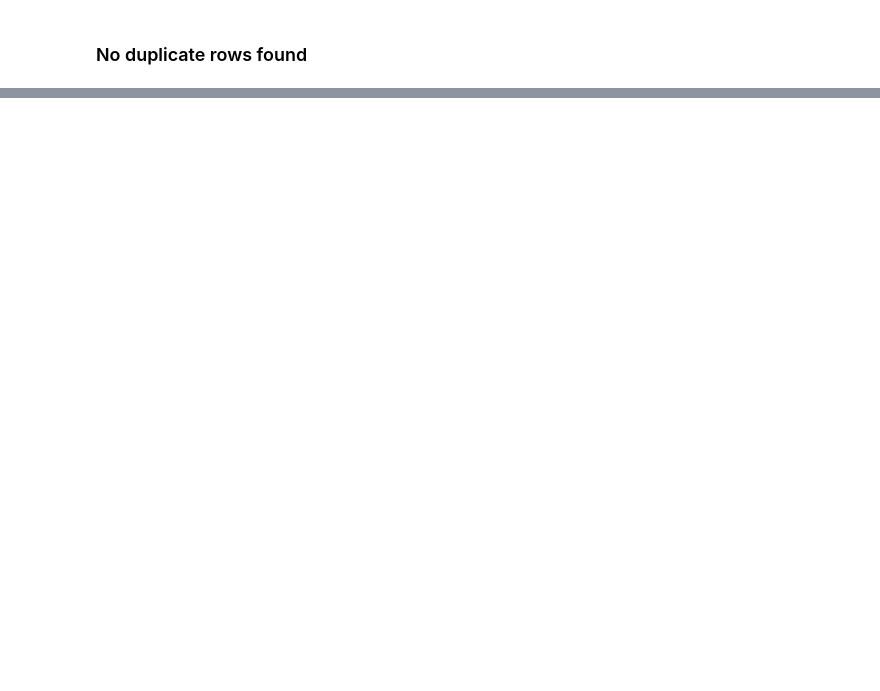
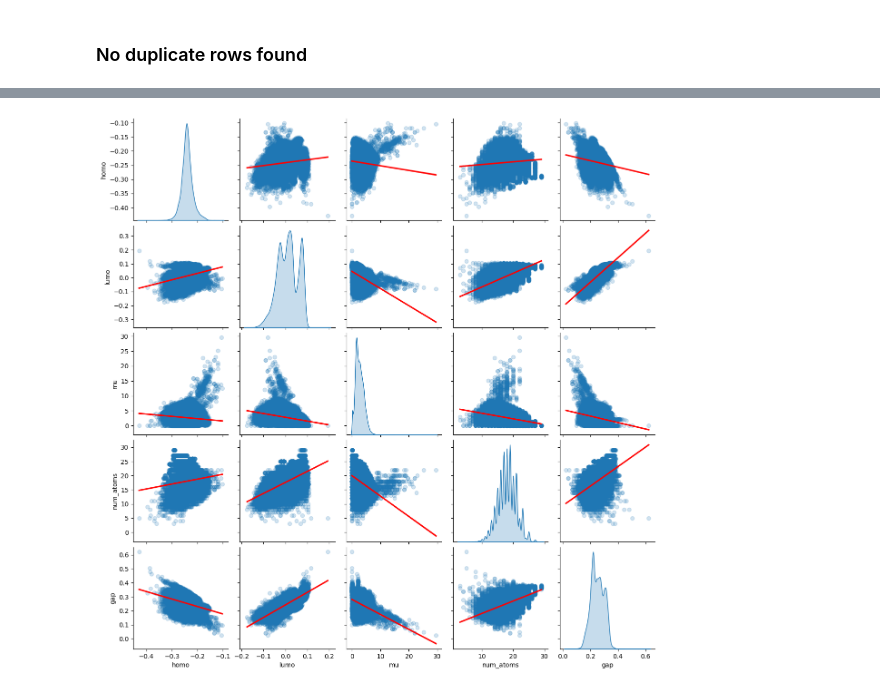
Before and after one commit to tatendakasirori/LSUA_Research_project, a Jupyter notebook: LSUA_Main_Project.ipynb, the cells around one changed output, grey strips where cells are left out. Cells and saved outputs as stored; diff of their text form; code cells hidden in the pictures; blank space fills up the shorter version.

```diff
--- a/LSUA_Main_Project.ipynb
+++ b/LSUA_Main_Project.ipynb
@@ -204,0 +369,10 @@ np.int64(0)
+# %%
+plot = sns.pairplot(
+    df[['homo', 'lumo', 'mu', 'num_atoms','gap']],
+    diag_kind="kde",
+    kind="reg",
+    plot_kws={'line_kws':{'color':'red'}, 'scatter_kws': {'alpha': 0.2}});
+
+plot.savefig("pairplot_output.png", dpi=300, bbox_inches='tight')
+# %% [output]
+[figure, added]
```
Also changed, not shown: parts of 24 cells of this notebook.
